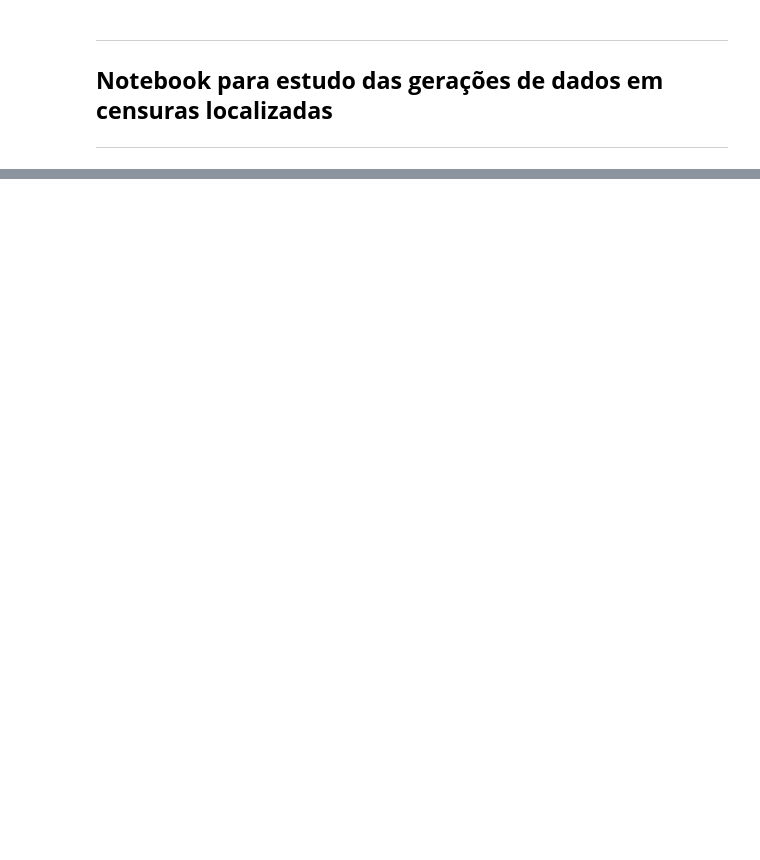
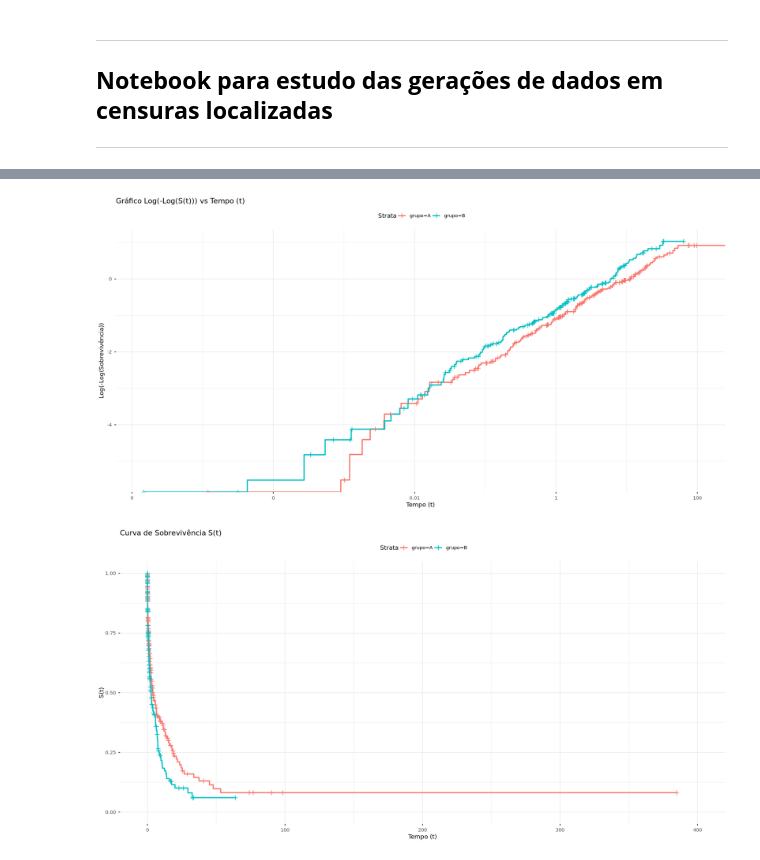
Before and after one commit to felipe-daiki/estudo_de_adequabilidade_de_poder_de_teste, a Jupyter notebook: estudo_da_censura_v0.ipynb, the cells around one changed output, grey strips where cells are left out. Drawn from its saved outputs; the diff is of its cells as text; code cells hidden in the pictures; blank space fills up the shorter version.

```diff
--- a/estudo_da_censura_v0.ipynb
+++ b/estudo_da_censura_v0.ipynb
@@ -62,0 +124,22 @@ dados <- exemplo(distribuicao, n, pi,
+# %%
+curva <- survfit(Surv(z, delta) ~ grupo, data = dados)
+ggsurvplot(curva,
+           fun = "cloglog",   # Aplica log(-log(S(t))) no eixo Y
+           # Não usamos nenhum argumento de log para o eixo X
+           ggtheme = theme_minimal(),
+           title = "Gráfico Log(-Log(S(t))) vs Tempo (t)",
+           xlab = "Tempo (t)",
+           ylab = "Log(-Log(Sobrevivência))")
+
+ggsurvplot(
+  curva,
+  conf.int = FALSE,
+  risk.table = FALSE,
+  ggtheme = theme_minimal(),
+  title = "Curva de Sobrevivência S(t)",
+  xlab = "Tempo (t)",
+  ylab = "S(t)"
+)$plot
+# %% [output]
+[figure, added]
+[figure, added]
```
Also changed, not shown: parts of 5 cells of this notebook, 1 other file.
